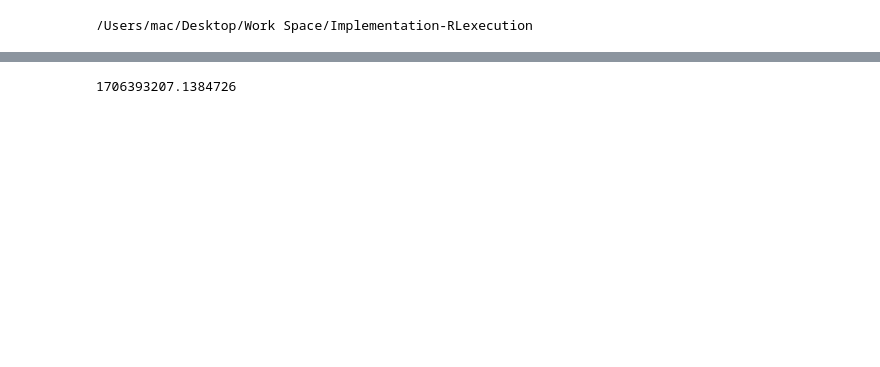
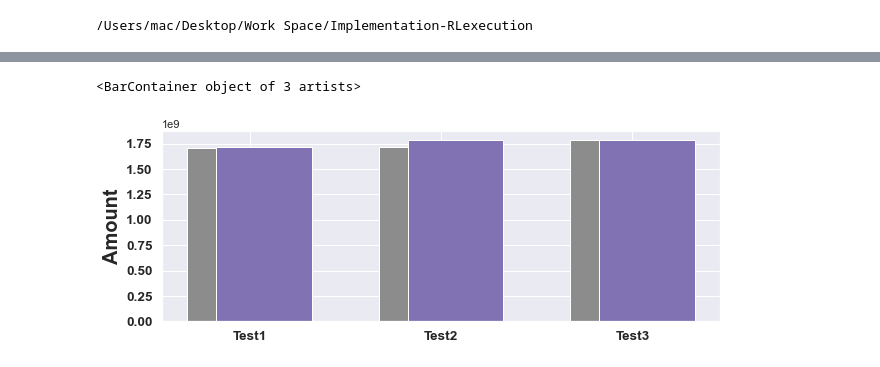
Before and after one commit to Yang-Hyun-Jun/Implementation-RLexecution, a Jupyter notebook: notebooks/experiment.ipynb, the cells around one changed output, grey strips where cells are left out. Drawn from its saved outputs; the diff is of its cells as text; code cells hidden in the pictures; blank space fills up the shorter version.

```diff
--- a/notebooks/experiment.ipynb
+++ b/notebooks/experiment.ipynb
@@ -72,4 +51,21 @@ sell_money, _, _ = simulator.play_horizon(config)
-# %%
-sell_money
-# %% [output]
-1706393207.1384726
+# %%
+bm = [1706471622.6867244,
+      1716303588.9404185,
+      1785272438.464297]
+
+rl = [1716439477.3340876,
+      1785361790.500948,
+      1785361790.500948]
+# %%
+w = 0.5
+
+plt.figure(figsize=(10,3.5))
+plt.xticks(ticks=np.arange(1,4)+0.15/2, labels=['Test1', 'Test2', 'Test3'], weight='bold', fontsize=13.5)
+plt.yticks(weight='bold', fontsize=13.5)
+plt.ylabel('Amount', weight='bold', fontsize=20)
+
+plt.bar(x=np.arange(1,4), height=bm, width=w, color='C7', label='TWAP')
+plt.bar(x=np.arange(1,4)+0.15, height=rl, width=w, color='C4', label='Agent')
+# %% [output]
+<BarContainer object of 3 artists>
+[figure, added]
```
Also changed, not shown: parts of 2 cells of this notebook, 2 other files.
